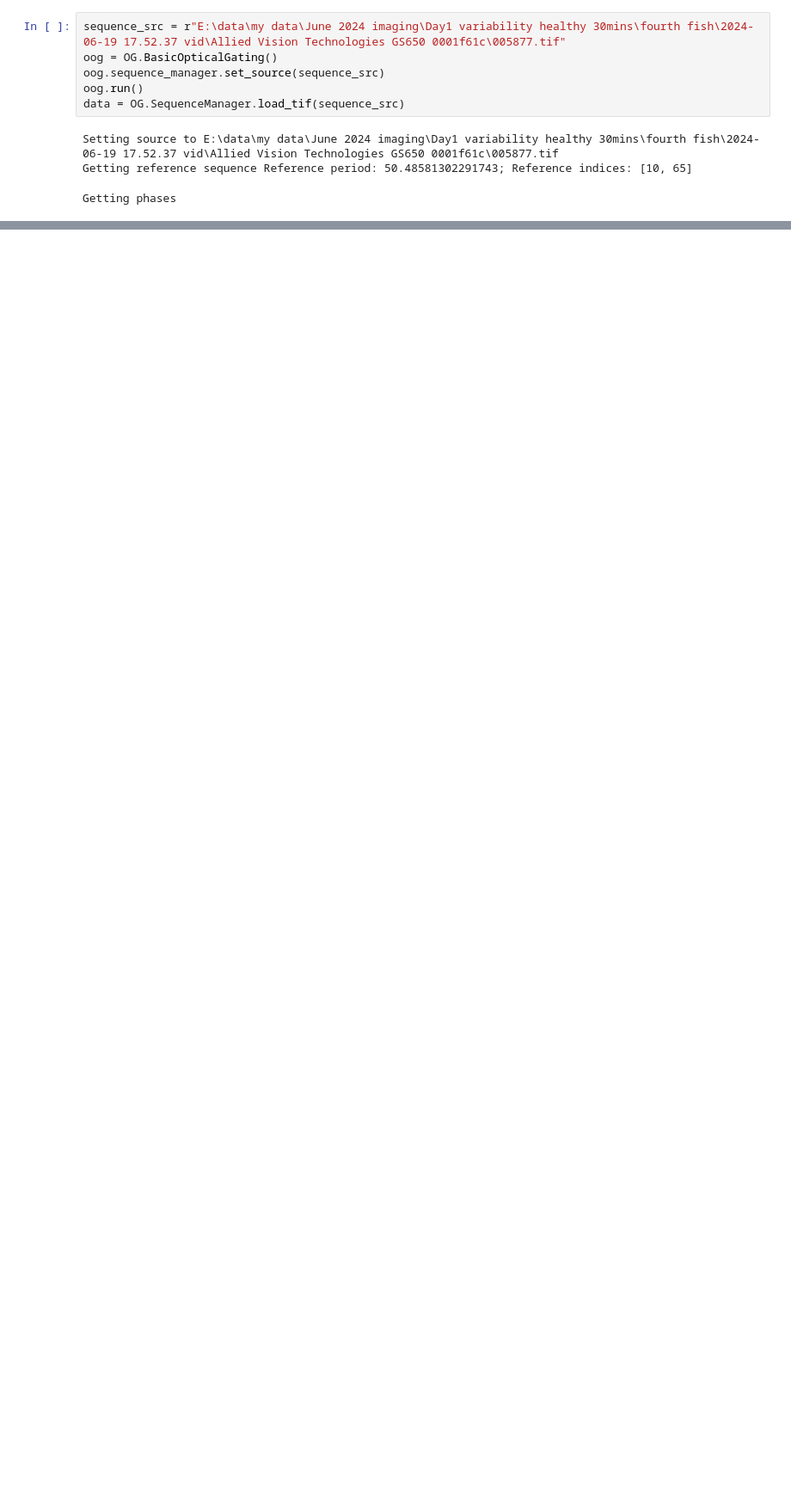
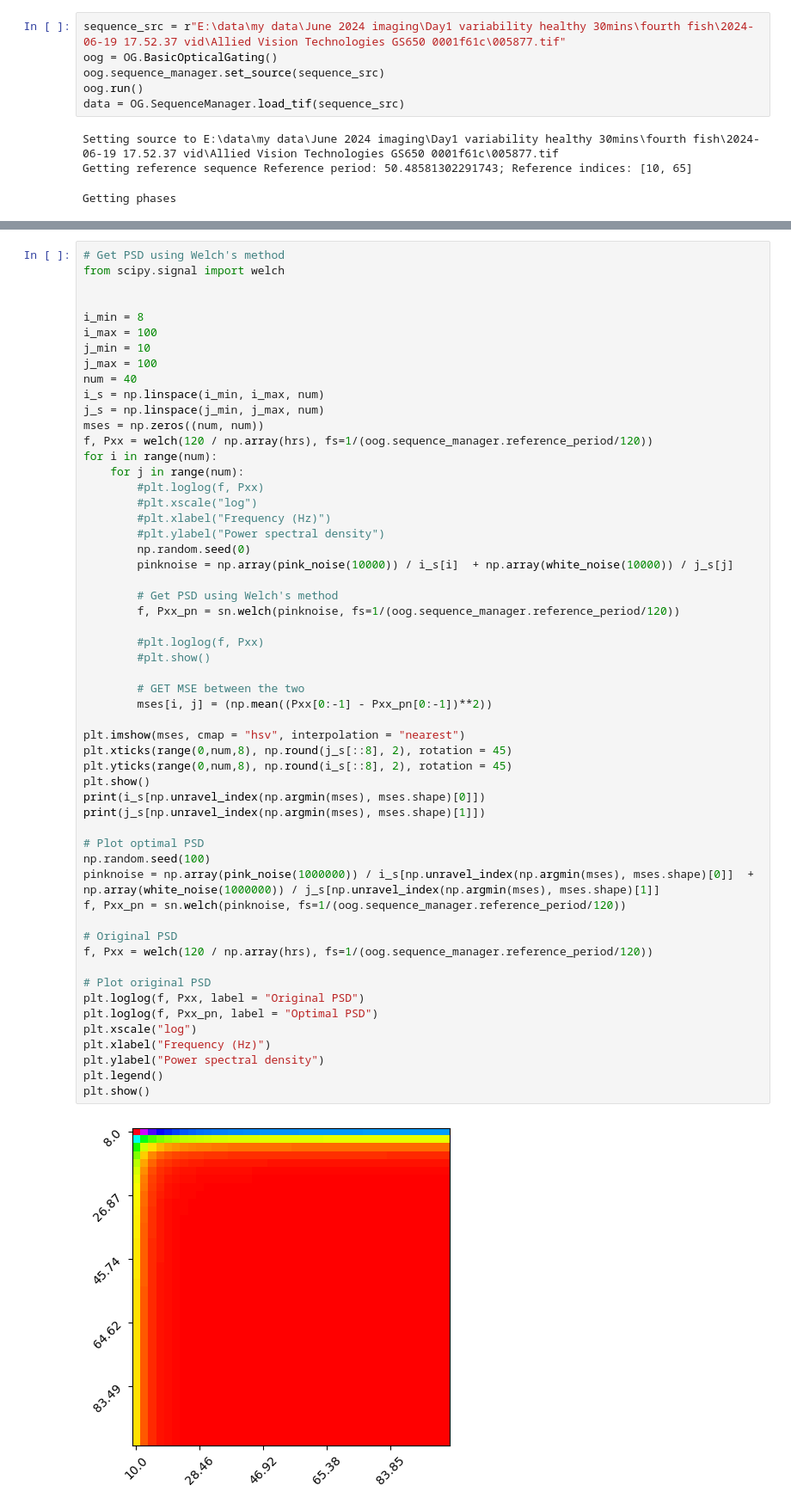
Before and after one commit to karlinr/optical_gating_analysis, a Jupyter notebook: analysis/rough/2024_07/find_hr.ipynb, the cells around one changed output, grey strips where cells are left out. Shown: that part at 86% size. Drawn from its saved outputs; the diff is of its cells as text; blank space fills up the shorter version.

```diff
--- a/analysis/rough/2024_07/find_hr.ipynb
+++ b/analysis/rough/2024_07/find_hr.ipynb
@@ -104,0 +127,57 @@ plt.show()
+# %%
+# Get PSD using Welch's method
+from scipy.signal import welch
+
+
+i_min = 8
+i_max = 100
+j_min = 10
+j_max = 100
+num = 40
+i_s = np.linspace(i_min, i_max, num)
+j_s = np.linspace(j_min, j_max, num)
+mses = np.zeros((num, num))
+f, Pxx = welch(120 / np.array(hrs), fs=1/(oog.sequence_manager.reference_period/120))
+for i in range(num):
+    for j in range(num):
+        #plt.loglog(f, Pxx)
+        #plt.xscale("log")
+        #plt.xlabel("Frequency (Hz)")
+        #plt.ylabel("Power spectral density")
+        np.random.seed(0)
+        pinknoise = np.array(pink_noise(10000)) / i_s[i]  + np.array(white_noise(10000)) / j_s[j]
+
+        # Get PSD using Welch's method
+        f, Pxx_pn = sn.welch(pinknoise, fs=1/(oog.sequence_manager.reference_period/120))
+
+        #plt.loglog(f, Pxx)
+        #plt.show()
+
+        # GET MSE between the two
+        mses[i, j] = (np.mean((Pxx[0:-1] - Pxx_pn[0:-1])**2))
+
+plt.imshow(mses, cmap = "hsv", interpolation = "nearest")
+plt.xticks(range(0,num,8), np.round(j_s[::8], 2), rotation = 45)
+plt.yticks(range(0,num,8), np.round(i_s[::8], 2), rotation = 45)
+plt.show()
+print(i_s[np.unravel_index(np.argmin(mses), mses.shape)[0]])
+print(j_s[np.unravel_index(np.argmin(mses), mses.shape)[1]])
+
+# Plot optimal PSD
+np.random.seed(100)
+pinknoise = np.array(pink_noise(1000000)) / i_s[np.unravel_index(np.argmin(mses), mses.shape)[0]]  + np.array(white_noise(1000000)) / j_s[np.unravel_index(np.argmin(mses), mses.shape)[1]]
+f, Pxx_pn = sn.welch(pinknoise, fs=1/(oog.sequence_manager.reference_period/120))
+
+# Original PSD
+f, Pxx = welch(120 / np.array(hrs), fs=1/(oog.sequence_manager.reference_period/120))
+
+# Plot original PSD
+plt.loglog(f, Pxx, label = "Original PSD")
+plt.loglog(f, Pxx_pn, label = "Optimal PSD")
+plt.xscale("log")
+plt.xlabel("Frequency (Hz)")
+plt.ylabel("Power spectral density")
+plt.legend()
+plt.show()
+# %% [output]
+[figure, added]
```
Also changed, not shown: parts of 6 cells of this notebook, 4 other files.
